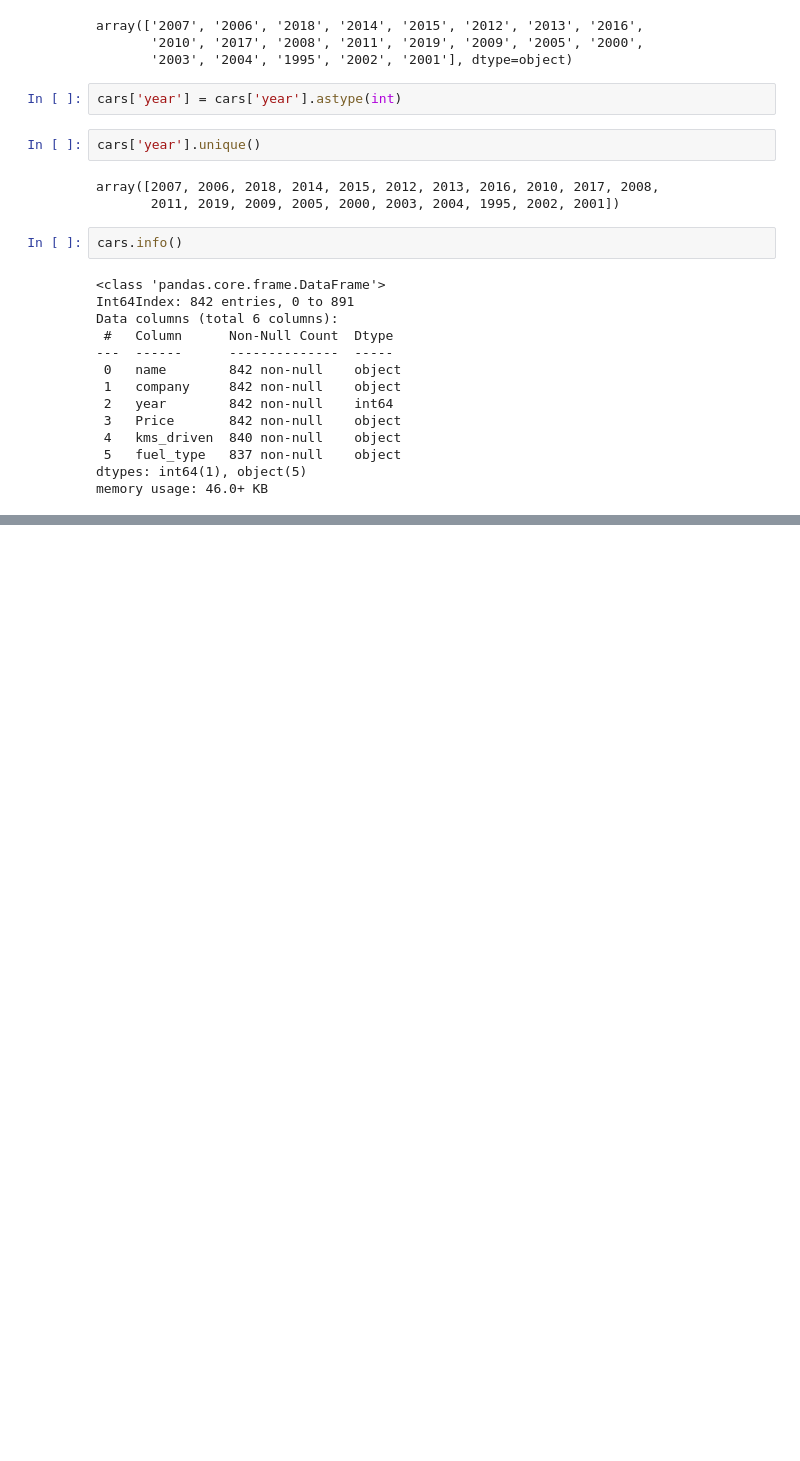
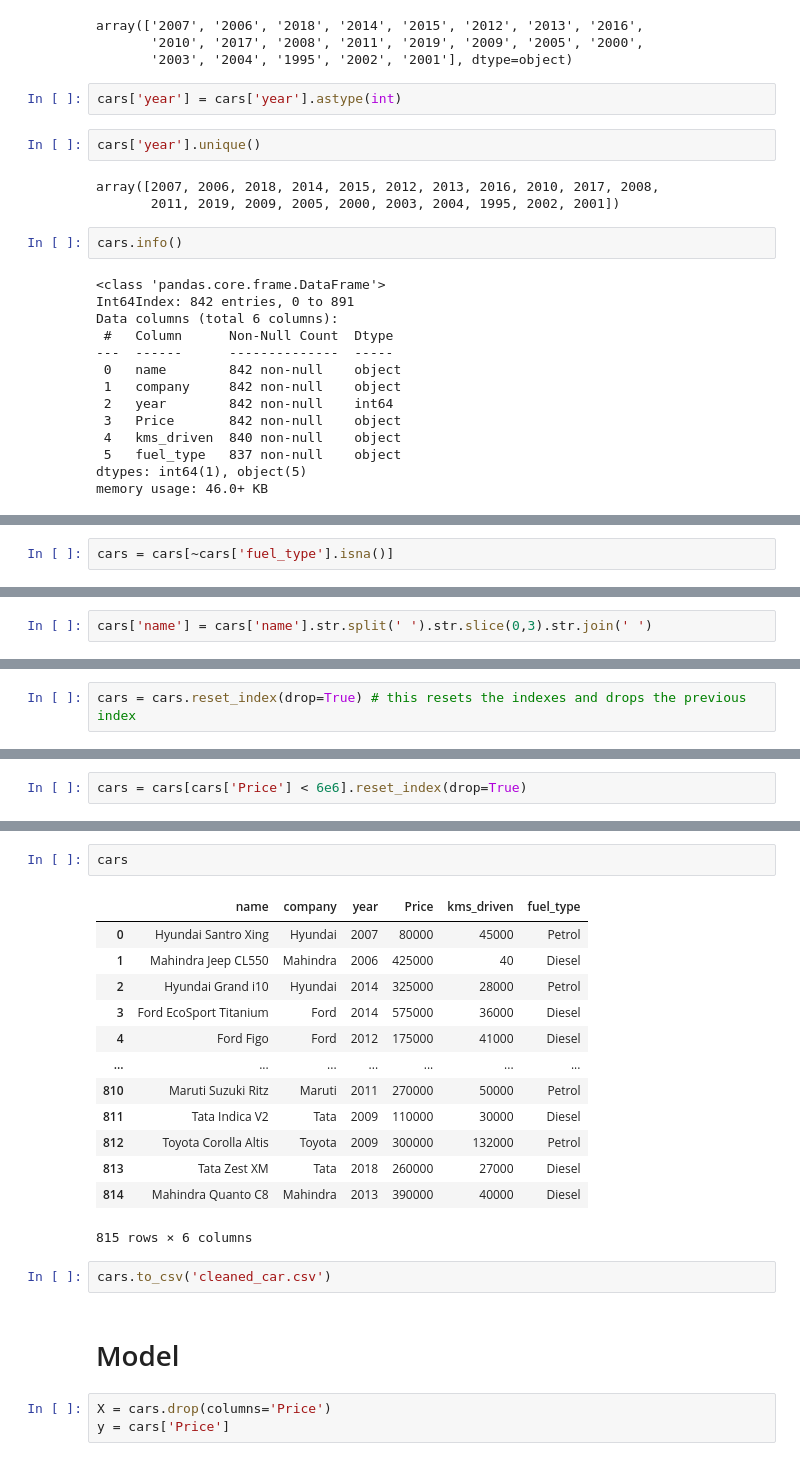
Before and after one commit to rgsk/car_price_predictor_2, a Jupyter notebook: base.ipynb, the cells around one changed output, grey strips where cells are left out. Saved outputs shown, nothing was run; the diff lists cells and outputs as text; blank space fills up the shorter version.

Commit message:
linear regression model complete

```diff
--- a/base.ipynb
+++ b/base.ipynb
@@ -150,0 +267,2 @@ memory usage: 46.0+ KB
+# %%
+cars = cars[~cars['fuel_type'].isna()]
@@ -150,0 +300,2 @@ memory usage: 46.0+ KB
+# %%
+cars['name'] = cars['name'].str.split(' ').str.slice(0,3).str.join(' ')
@@ -150,0 +311,2 @@ memory usage: 46.0+ KB
+# %%
+cars = cars.reset_index(drop=True) # this resets the indexes and drops the previous index
@@ -150,0 +355,2 @@ memory usage: 46.0+ KB
+# %%
+cars = cars[cars['Price'] < 6e6].reset_index(drop=True)
@@ -150,0 +373,23 @@ memory usage: 46.0+ KB
+# %%
+cars
+# %% [output]
+|  | name | company | year | Price | kms_driven | fuel_type |
+| 0 | Hyundai Santro Xing | Hyundai | 2007 | 80000 | 45000 | Petrol |
+| 1 | Mahindra Jeep CL550 | Mahindra | 2006 | 425000 | 40 | Diesel |
+| 2 | Hyundai Grand i10 | Hyundai | 2014 | 325000 | 28000 | Petrol |
+| 3 | Ford EcoSport Titanium | Ford | 2014 | 575000 | 36000 | Diesel |
+| 4 | Ford Figo | Ford | 2012 | 175000 | 41000 | Diesel |
+| ... | ... | ... | ... | ... | ... | ... |
+| 810 | Maruti Suzuki Ritz | Maruti | 2011 | 270000 | 50000 | Petrol |
+| 811 | Tata Indica V2 | Tata | 2009 | 110000 | 30000 | Diesel |
+| 812 | Toyota Corolla Altis | Toyota | 2009 | 300000 | 132000 | Petrol |
+| 813 | Tata Zest XM | Tata | 2018 | 260000 | 27000 | Diesel |
+| 814 | Mahindra Quanto C8 | Mahindra | 2013 | 390000 | 40000 | Diesel |
+815 rows × 6 columns
+# %%
+cars.to_csv('cleaned_car.csv')
+# %% [markdown]
+# Model
+# %%
+X = cars.drop(columns='Price')
+y = cars['Price']
```
Also changed, not shown: parts of 40 cells of this notebook, 2 other files.
